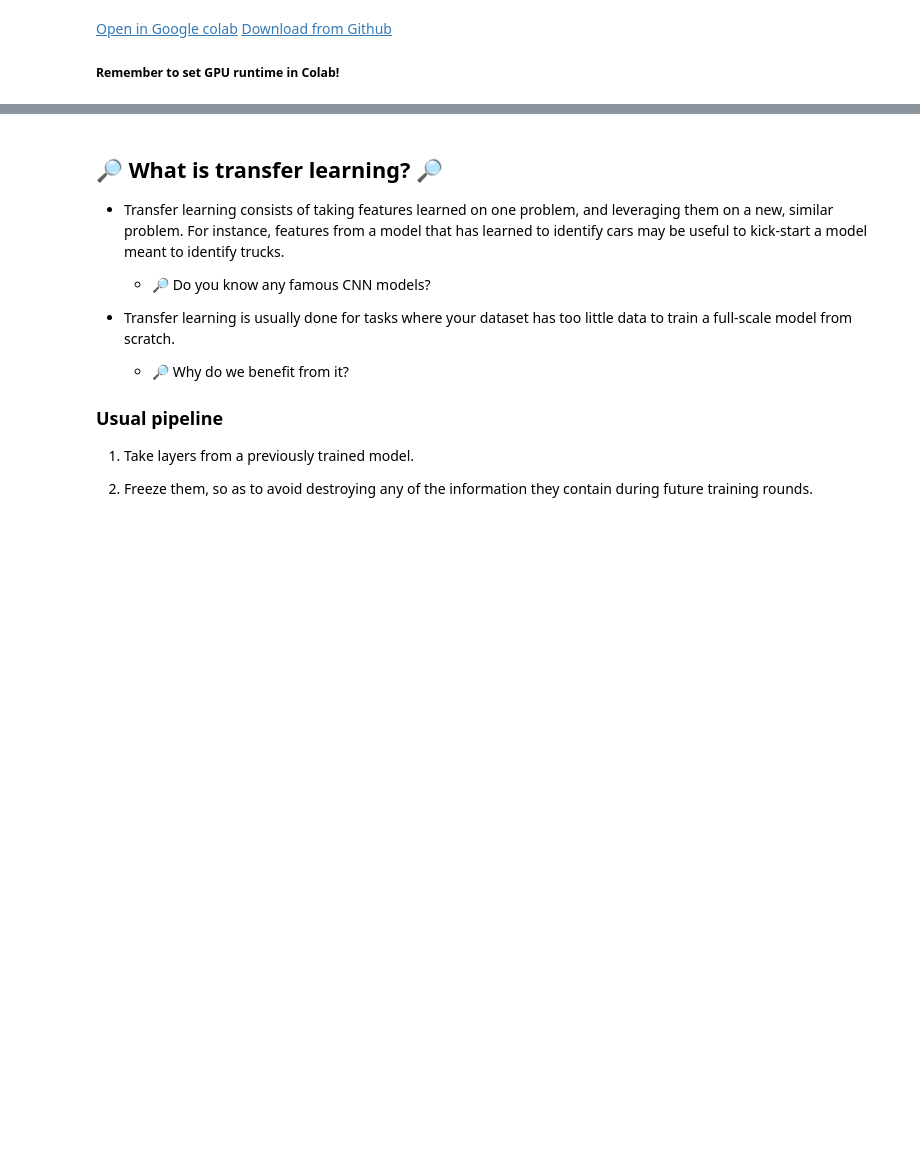
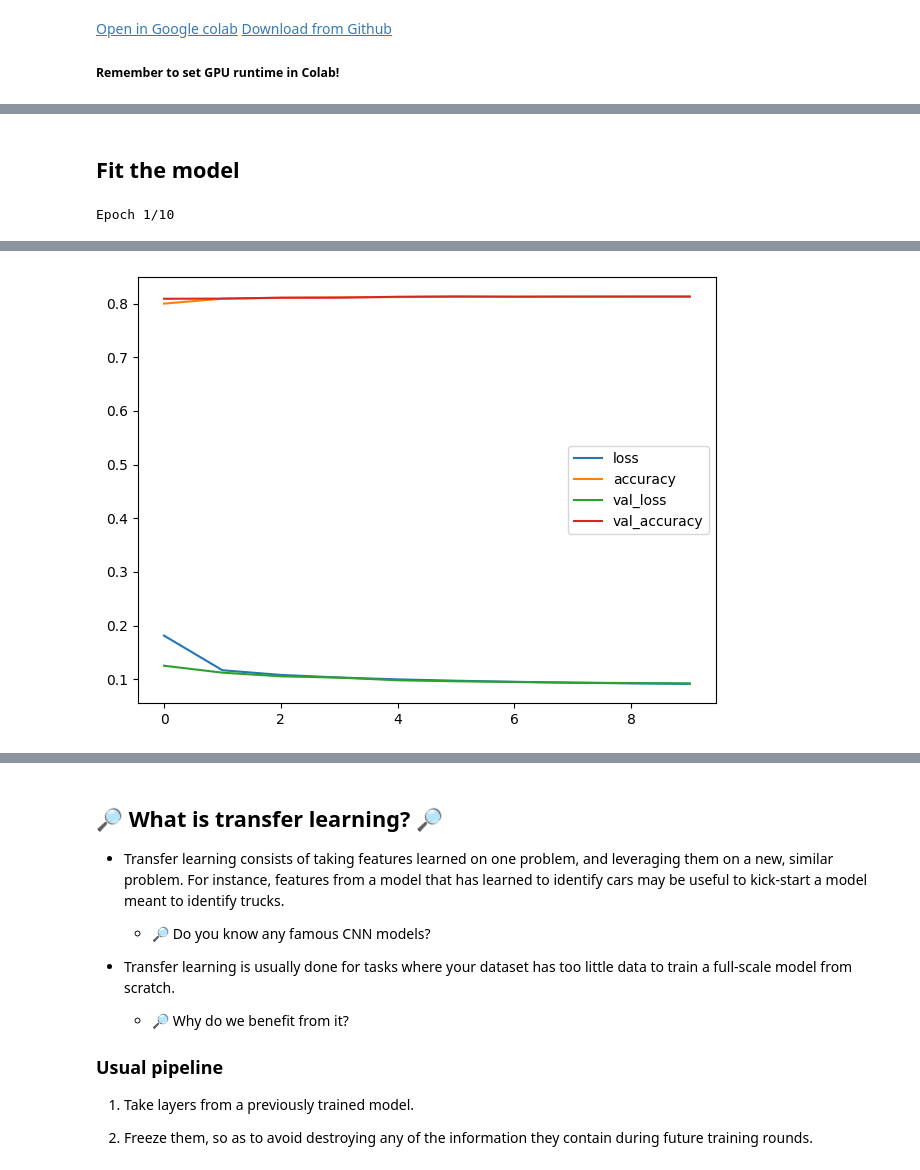
Before and after one commit to rasvob/VSB-FEI-Deep-Learning-Exercises, a Jupyter notebook: dl_05.ipynb, the cells around one changed output, grey strips where cells are left out. Drawn from its saved outputs; the diff is of its cells as text; code cells hidden in the pictures; blank space fills up the shorter version.

```diff
--- a/dl_05.ipynb
+++ b/dl_05.ipynb
@@ -104,0 +153,22 @@ Check [this](https://towardsdatascience.com/understanding-binary-cross-entropy-l
+# %%
+autoencoder = keras.Sequential([
+    keras.layers.Conv2D(64, (3,3), activation='relu', padding='same', input_shape=input_shape),
+    keras.layers.MaxPooling2D((2, 2), padding='same'),
+    keras.layers.Conv2D(32, (3,3), padding='same', activation='relu'),
+    keras.layers.MaxPooling2D((2, 2), padding='same'),
+    keras.layers.Conv2D(8, (3,3), padding='same', activation='relu'),
+    keras.layers.MaxPooling2D((2, 2), padding='same'),
+    # a 128 values of the minimized knowledge / features
+    keras.layers.Conv2D(8, (3,3), padding='same', activation='relu'),
+    keras.layers.UpSampling2D((2,2)),
+    keras.layers.Conv2D(32, (3,3), padding='same', activation='relu'),
+    keras.layers.UpSampling2D((2,2)),
+    keras.layers.Conv2D(64, (3,3), activation='relu'),
+    keras.layers.UpSampling2D((2,2)),
+
+    keras.layers.Conv2D(1, (3,3), activation='sigmoid', padding='same')
+])
+
+autoencoder.summary()
+
+autoencoder.compile(loss='binary_crossentropy', optimizer='adam', metrics=['accuracy'])
@@ -104,0 +199,8 @@ Check [this](https://towardsdatascience.com/understanding-binary-cross-entropy-l
+# %% [markdown]
+## Fit the model
+# %%
+history = autoencoder.fit(train_x, train_x, validation_data=(valid_x, valid_x), epochs=10, batch_size=128)
+
+show_history(history)
+# %% [output]
+Epoch 1/10
@@ -104,0 +236 @@ Check [this](https://towardsdatascience.com/understanding-binary-cross-entropy-l
+[figure, added]
```
Also changed, not shown: parts of 35 cells of this notebook, 1 other file.
